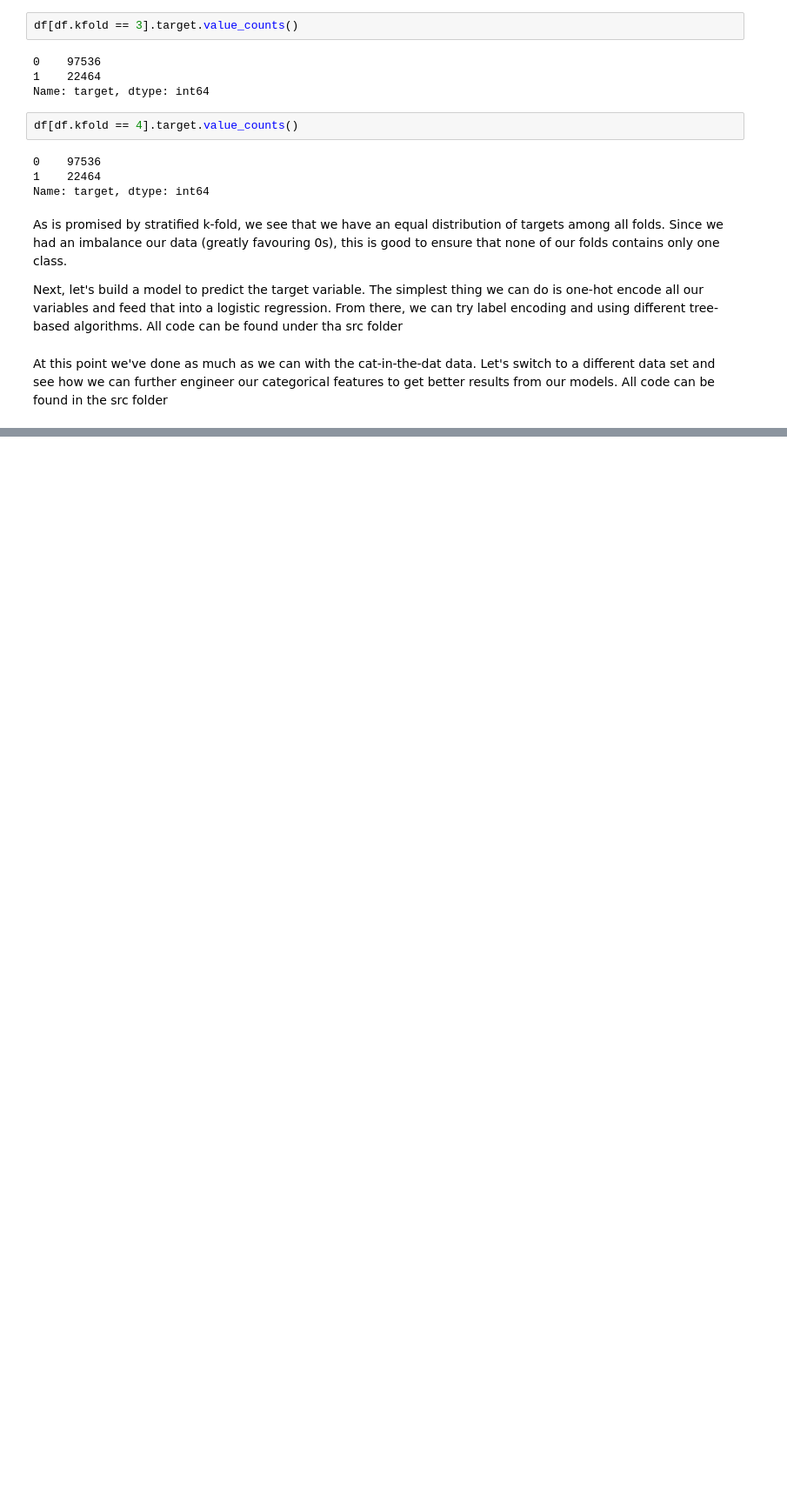
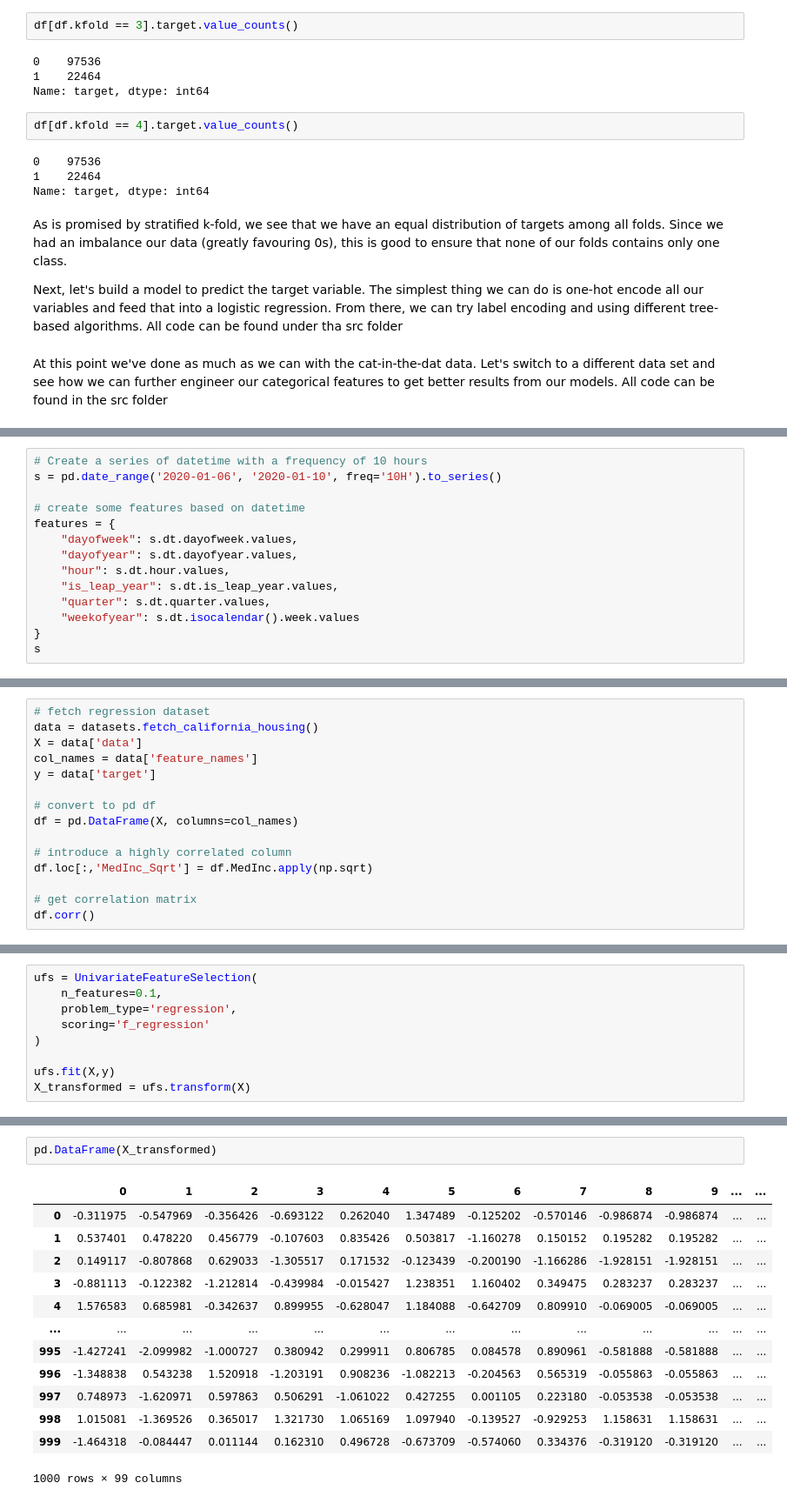
Before and after one commit to AliKhanafer7/approachingalmost, a Jupyter notebook: AAAMLP.ipynb, the cells around one changed output, grey strips where cells are left out. Shown: that part at 87% size. Saved outputs shown, nothing was run; the diff lists cells and outputs as text; blank space fills up the shorter version.

Commit message:
feature selection

```diff
--- a/AAAMLP.ipynb
+++ b/AAAMLP.ipynb
@@ -1591,0 +1599,14 @@ At this point we've done as much as we can with the cat-in-the-dat data. Let's s
+# %%
+# Create a series of datetime with a frequency of 10 hours
+s = pd.date_range('2020-01-06', '2020-01-10', freq='10H').to_series()
+
+# create some features based on datetime
+features = {
+    "dayofweek": s.dt.dayofweek.values,
+    "dayofyear": s.dt.dayofyear.values,
+    "hour": s.dt.hour.values,
+    "is_leap_year": s.dt.is_leap_year.values,
+    "quarter": s.dt.quarter.values,
+    "weekofyear": s.dt.isocalendar().week.values
+}
+s
@@ -1591,0 +1762,15 @@ At this point we've done as much as we can with the cat-in-the-dat data. Let's s
+# %%
+# fetch regression dataset
+data = datasets.fetch_california_housing()
+X = data['data']
+col_names = data['feature_names']
+y = data['target']
+
+# convert to pd df
+df = pd.DataFrame(X, columns=col_names)
+
+# introduce a highly correlated column
+df.loc[:,'MedInc_Sqrt'] = df.MedInc.apply(np.sqrt)
+
+# get correlation matrix
+df.corr()
@@ -1591,0 +1840,9 @@ At this point we've done as much as we can with the cat-in-the-dat data. Let's s
+# %%
+ufs = UnivariateFeatureSelection(
+    n_features=0.1,
+    problem_type='regression',
+    scoring='f_regression'
+)
+
+ufs.fit(X,y)
+X_transformed = ufs.transform(X)
@@ -1591,0 +1971,16 @@ At this point we've done as much as we can with the cat-in-the-dat data. Let's s
+# %%
+pd.DataFrame(X_transformed)
+# %% [output]
+|  | 0 | 1 | 2 | 3 | 4 | 5 | 6 | 7 | 8 | 9 | ... | ... |
+| 0 | -0.311975 | -0.547969 | -0.356426 | -0.693122 | 0.262040 | 1.347489 | -0.125202 | -0.570146 | -0.986874 | -0.986874 | ... | ... |
+| 1 | 0.537401 | 0.478220 | 0.456779 | -0.107603 | 0.835426 | 0.503817 | -1.160278 | 0.150152 | 0.195282 | 0.195282 | ... | ... |
+| 2 | 0.149117 | -0.807868 | 0.629033 | -1.305517 | 0.171532 | -0.123439 | -0.200190 | -1.166286 | -1.928151 | -1.928151 | ... | ... |
+| 3 | -0.881113 | -0.122382 | -1.212814 | -0.439984 | -0.015427 | 1.238351 | 1.160402 | 0.349475 | 0.283237 | 0.283237 | ... | ... |
+| 4 | 1.576583 | 0.685981 | -0.342637 | 0.899955 | -0.628047 | 1.184088 | -0.642709 | 0.809910 | -0.069005 | -0.069005 | ... | ... |
+| ... | ... | ... | ... | ... | ... | ... | ... | ... | ... | ... | ... | ... |
+| 995 | -1.427241 | -2.099982 | -1.000727 | 0.380942 | 0.299911 | 0.806785 | 0.084578 | 0.890961 | -0.581888 | -0.581888 | ... | ... |
+| 996 | -1.348838 | 0.543238 | 1.520918 | -1.203191 | 0.908236 | -1.082213 | -0.204563 | 0.565319 | -0.055863 | -0.055863 | ... | ... |
+| 997 | 0.748973 | -1.620971 | 0.597863 | 0.506291 | -1.061022 | 0.427255 | 0.001105 | 0.223180 | -0.053538 | -0.053538 | ... | ... |
+| 998 | 1.015081 | -1.369526 | 0.365017 | 1.321730 | 1.065169 | 1.097940 | -0.139527 | -0.929253 | 1.158631 | 1.158631 | ... | ... |
+| 999 | -1.464318 | -0.084447 | 0.011144 | 0.162310 | 0.496728 | -0.673709 | -0.574060 | 0.334376 | -0.319120 | -0.319120 | ... | ... |
+1000 rows × 99 columns
```
Also changed, not shown: parts of 23 cells of this notebook.
